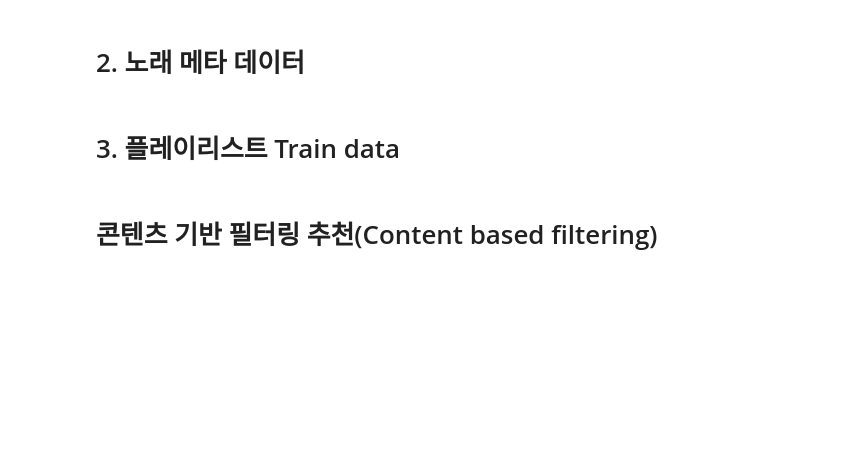
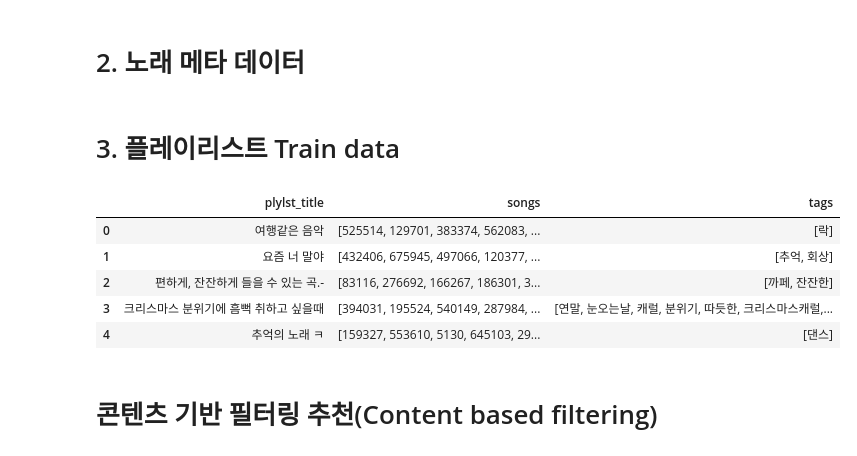
Before and after one commit to dhdcjswo/recommendation_project, a Jupyter notebook: arena_contents based filtering.ipynb, the cells around one changed output. Saved outputs shown, nothing was run; the diff lists cells and outputs as text; code cells hidden in the pictures; blank space fills up the shorter version.

```diff
--- a/arena_contents based filtering.ipynb
+++ b/arena_contents based filtering.ipynb
@@ -53,5 +109,14 @@ train = pd.read_json('C:/Users/kjh96/Github/arena/train.json')
 train = train[:200]
 train_df = train[['plylst_title','songs','tags']]
+# %%
+train_df.head()
+# %% [output]
+|  | plylst_title | songs | tags |
+| 0 | 여행같은 음악 | [525514, 129701, 383374, 562083, ... | [락] |
+| 1 | 요즘 너 말야 | [432406, 675945, 497066, 120377, ... | [추억, 회상] |
+| 2 | 편하게, 잔잔하게 들을 수 있는 곡.- | [83116, 276692, 166267, 186301, 3... | [까페, 잔잔한] |
+| 3 | 크리스마스 분위기에 흠뻑 취하고 싶을때 | [394031, 195524, 540149, 287984, ... | [연말, 눈오는날, 캐럴, 분위기, 따듯한, 크리스마스캐럴,... |
+| 4 | 추억의 노래 ㅋ | [159327, 553610, 5130, 645103, 29... | [댄스] |
 # %%
 list_df = []
 for i in range(len(train_df)) :
```
Also changed, not shown: parts of 21 cells of this notebook.
